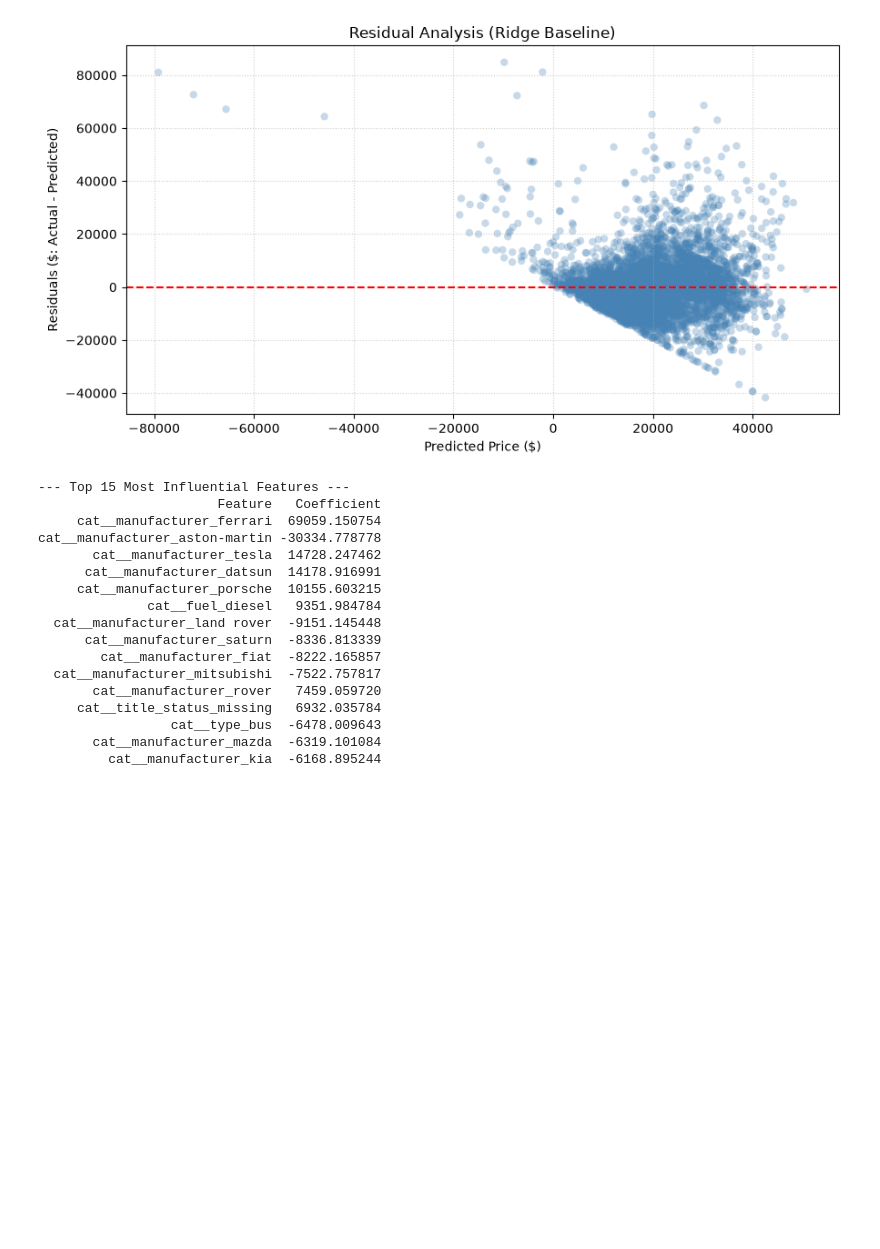
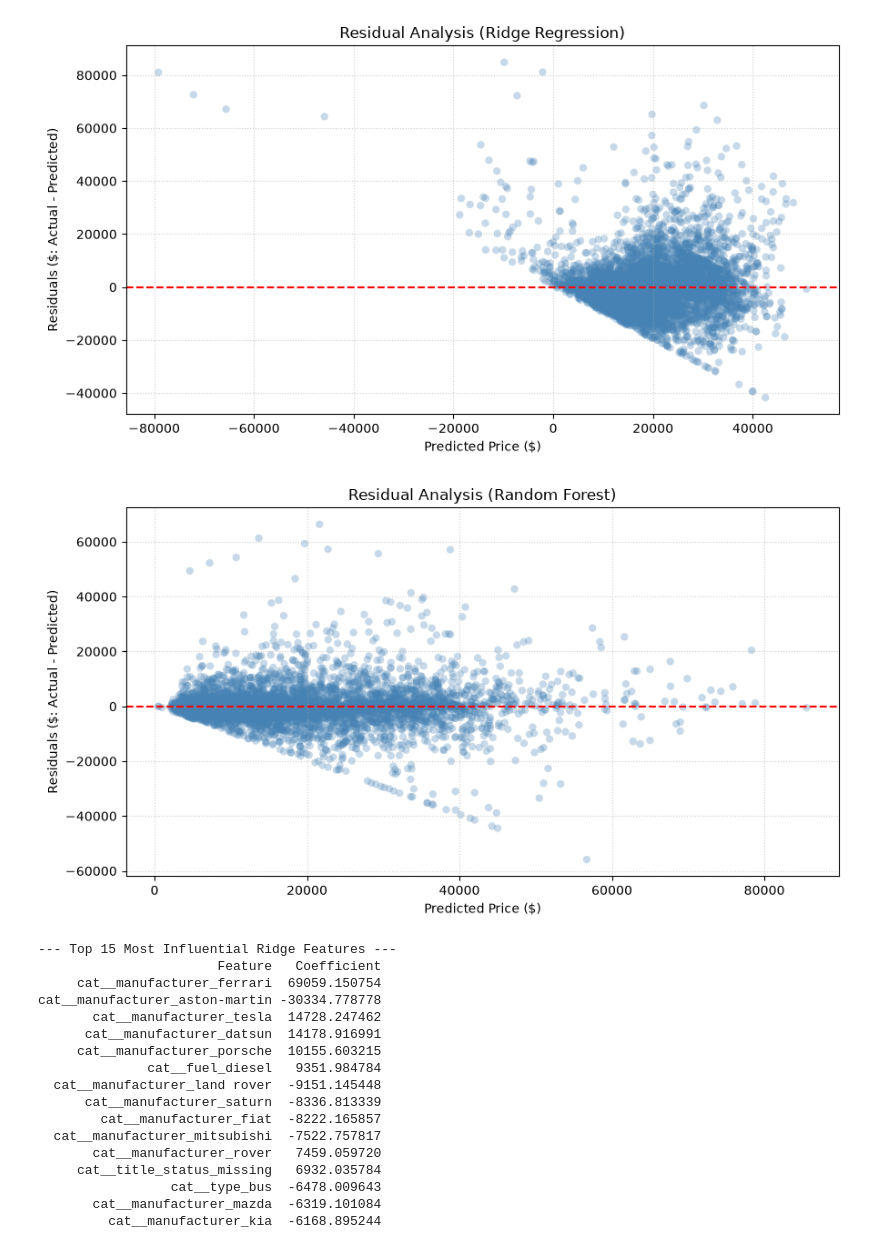
Before and after one commit to Fergus1101/CT4101-Craigslist-Car-Price-Prediction, a Jupyter notebook: notebooks/03_preprocessing_and_baseline.ipynb, the cells around one changed output. Cells and saved outputs as stored; diff of their text form; code cells hidden in the pictures; blank space fills up the shorter version.

```diff
--- a/notebooks/03_preprocessing_and_baseline.ipynb
+++ b/notebooks/03_preprocessing_and_baseline.ipynb
@@ -101,0 +84,11 @@ Test R2:   0.4333
+# %%
+#cell 4
+X_train, X_test, y_train, y_test = train_test_split(
+    X,
+    y,
+    test_size=0.2,
+    random_state=42
+)
+
+print(f"Training observations: {len(X_train)}")
+print(f"Test observations: {len(X_test)}")
@@ -102,36 +382,73 @@ Test R2:   0.4333
 # %%
-import matplotlib.pyplot as plt
-
-# Residual Analysis
+#cell 11
+# Ridge residual analysis
 residuals = y_test - y_pred
 
 plt.figure(figsize=(9, 5))
-plt.scatter(y_pred, residuals, alpha=0.3, color='steelblue', edgecolor='none')
+plt.scatter(
+    y_pred,
+    residuals,
+    alpha=0.3,
+    color='steelblue',
+    edgecolor='none'
+)
 plt.axhline(0, color='red', linestyle='--', linewidth=1.5)
 plt.xlabel("Predicted Price ($)")
 plt.ylabel("Residuals ($: Actual - Predicted)")
-plt.title("Residual Analysis (Ridge Baseline)")
+plt.title("Residual Analysis (Ridge Regression)")
 plt.grid(True, linestyle=':', alpha=0.6)
 plt.tight_layout()
 plt.show()
+
+
+# Random Forest residual analysis
+rf_residuals = y_test - rf_y_pred
+
+plt.figure(figsize=(9, 5))
+plt.scatter(
+    rf_y_pred,
+    rf_residuals,
+    alpha=0.3,
+    color='steelblue',
+    edgecolor='none'
+)
+plt.axhline(0, color='red', linestyle='--', linewidth=1.5)
+plt.xlabel("Predicted Price ($)")
+plt.ylabel("Residuals ($: Actual - Predicted)")
+plt.title("Residual Analysis (Random Forest)")
+plt.grid(True, linestyle=':', alpha=0.6)
+plt.tight_layout()
+plt.show()
 # %% [output]
-[figure, old version]
+[figure, new version]
+[figure, added]
 # %%
+#cell 12
 # Extract feature names from fitted ColumnTransformer
 feature_names = ridge_model.named_steps['prep'].get_feature_names_out()
 
-# Get fitted Ridge coefficients
+# Extract fitted Ridge coefficients
 coefficients = ridge_model.named_steps['regressor'].coef_
 
-# Create DataFrame of top features
-coef_df = pd.DataFrame({'Feature': feature_names, 'Coefficient': coefficients})
+# Create DataFrame of coefficients
+coef_df = pd.DataFrame({
+    'Feature': feature_names,
+    'Coefficient': coefficients
+})
+
+# Sort by absolute coefficient magnitude
 coef_df['Abs_Coef'] = coef_df['Coefficient'].abs()
-coef_df = coef_df.sort_values(by='Abs_Coef', ascending=False).drop(columns='Abs_Coef')
 
-print("--- Top 15 Most Influential Features ---")
+coef_df = (
+    coef_df
+    .sort_values(by='Abs_Coef', ascending=False)
+    .drop(columns='Abs_Coef')
+)
+
+print("--- Top 15 Most Influential Ridge Features ---")
 print(coef_df.head(15).to_string(index=False))
 # %% [output]
---- Top 15 Most Influential Features ---
+--- Top 15 Most Influential Ridge Features ---
                        Feature   Coefficient
      cat__manufacturer_ferrari  69059.150754
 cat__manufacturer_aston-martin -30334.778778
```
Also changed, not shown: parts of 11 cells of this notebook, 1 other file.
